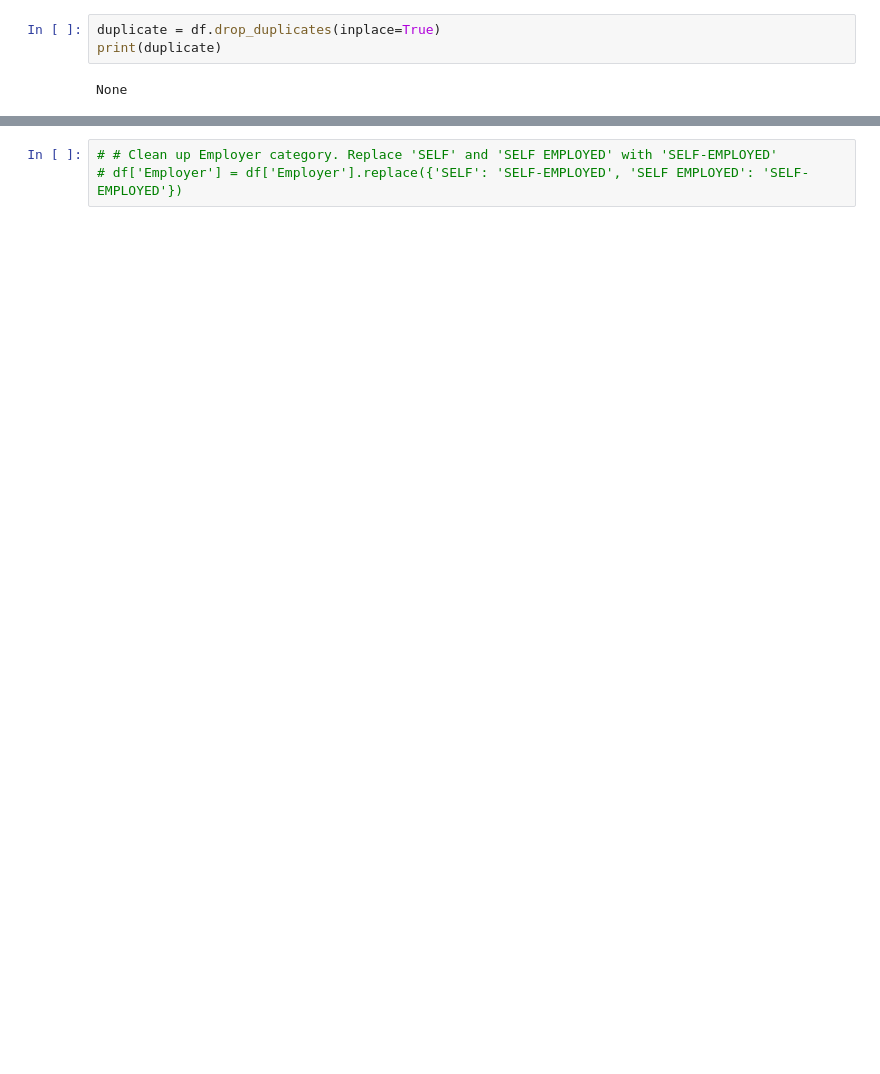
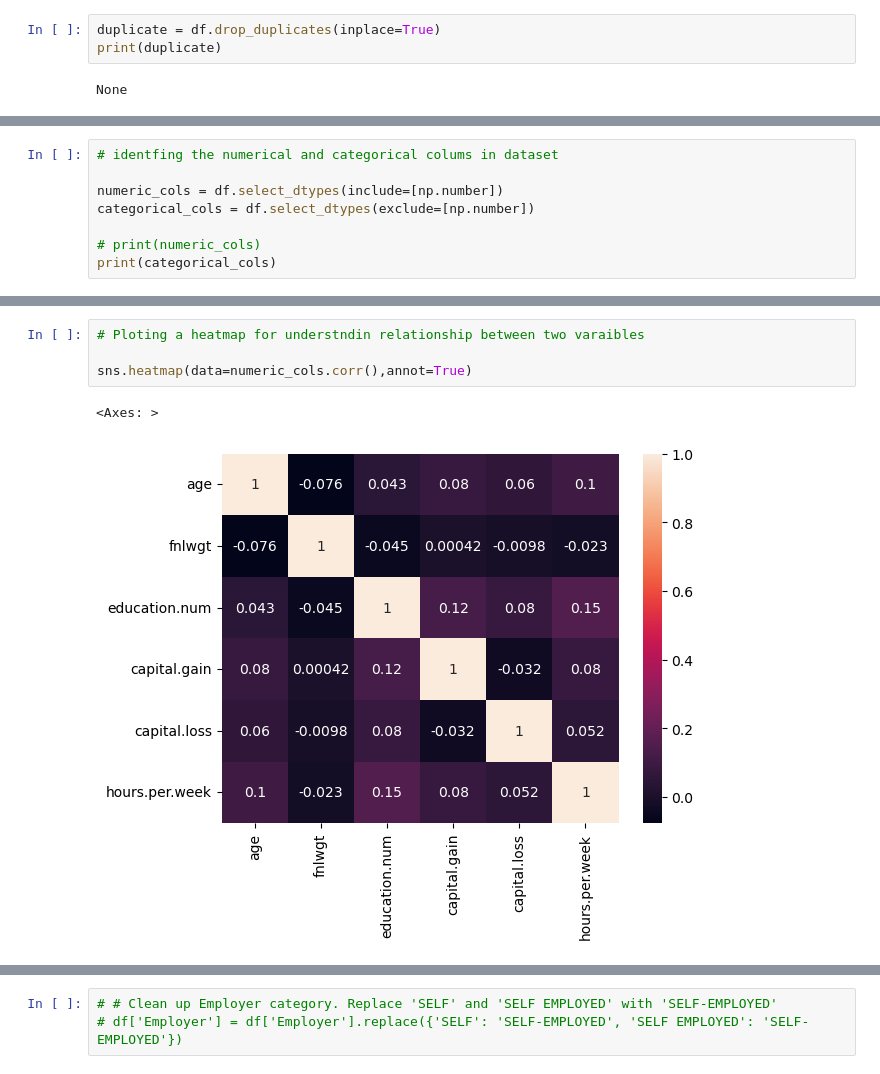
Before and after one commit to Naqibee/Project4, a Jupyter notebook: Income_Prediction.ipynb, the cells around one changed output, grey strips where cells are left out. Cells and saved outputs as stored; diff of their text form; blank space fills up the shorter version.

```diff
--- a/Income_Prediction.ipynb
+++ b/Income_Prediction.ipynb
@@ -147,0 +165,8 @@ Name: Employer, Length: 519, dtype: int64
+# %%
+# identfing the numerical and categorical colums in dataset
+
+numeric_cols = df.select_dtypes(include=[np.number])
+categorical_cols = df.select_dtypes(exclude=[np.number])
+
+# print(numeric_cols)
+print(categorical_cols)
@@ -147,0 +201,7 @@ Name: Employer, Length: 519, dtype: int64
+# %%
+# Ploting a heatmap for understndin relationship between two varaibles
+
+sns.heatmap(data=numeric_cols.corr(),annot=True)
+# %% [output]
+<Axes: >
+[figure, added]
```
Also changed, not shown: parts of 29 cells of this notebook.
